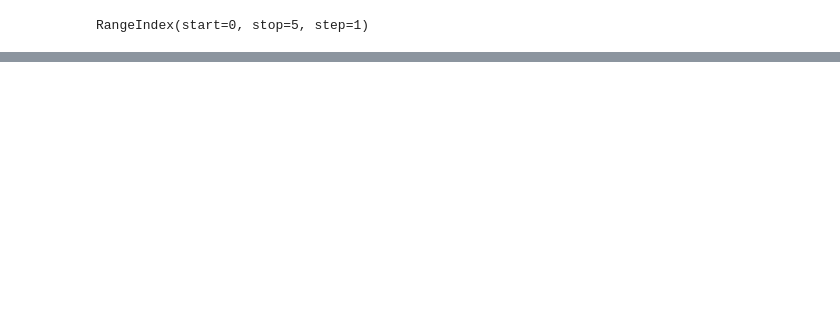
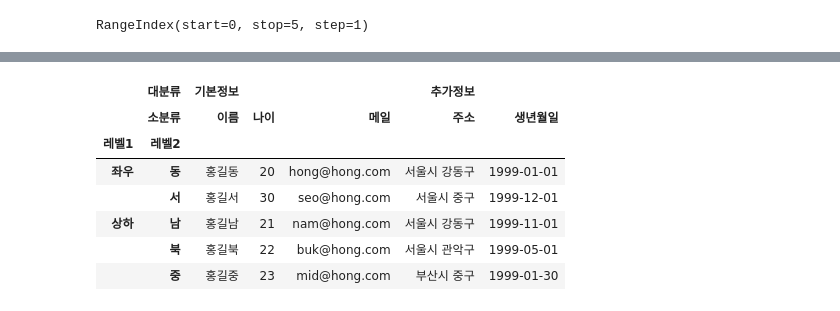
Before and after one commit to comlec/ai_x, a Jupyter notebook: source/01_python/ch11_데이터프레임과시리즈(Pandas)_1절~8절.ipynb, the cells around one changed output, grey strips where cells are left out. Saved outputs shown, nothing was run; the diff lists cells and outputs as text; code cells hidden in the pictures; blank space fills up the shorter version.

```diff
--- a/source/01_python/ch11_데이터프레임과시리즈(Pandas)_1절~8절.ipynb
+++ b/source/01_python/ch11_데이터프레임과시리즈(Pandas)_1절~8절.ipynb
@@ -604,0 +633,5 @@ member
+# %%
+# 특정을 index로 setting
+# member를 수정하려면 (1)할당 (2)inplace 매개변수에 True (기본값은 False)
+member1 = member.set_index('이름') # 이름열이 index로 setting
+member1
@@ -604,0 +646,2 @@ member
+# %%
+member.set_index('이름', inplace=True) # 이름열을 index로
@@ -604,0 +654,2 @@ member
+# %%
+member.reset_index(inplace=True) # index를 컬럼(열)로
@@ -604,0 +699,5 @@ member
+# %%
+member.columns = [['기본정보','기본정보','기본정보','추가정보','추가정보'],
+                  ['이름', '나이', '메일', '주소', '생년월일']]
+member.columns.names = ['대분류','소분류']
+member
@@ -604,0 +712,14 @@ member
+# %%
+member.index = [['좌우','좌우','상하','상하','상하'],
+                ['동','서','남','북','중']]
+member.index.names = ['레벨1','레벨2']
+member
+# %% [output]
+|  | 대분류 | 기본정보 |  |  | 추가정보 |  |
+|  | 소분류 | 이름 | 나이 | 메일 | 주소 | 생년월일 |
+| 레벨1 | 레벨2 |  |  |  |  |  |
+| 좌우 | 동 | 홍길동 | 20 | hong@hong.com | 서울시 강동구 | 1999-01-01 |
+|  | 서 | 홍길서 | 30 | seo@hong.com | 서울시 중구 | 1999-12-01 |
+| 상하 | 남 | 홍길남 | 21 | nam@hong.com | 서울시 강동구 | 1999-11-01 |
+|  | 북 | 홍길북 | 22 | buk@hong.com | 서울시 관악구 | 1999-05-01 |
+|  | 중 | 홍길중 | 23 | mid@hong.com | 부산시 중구 | 1999-01-30 |
```
Also changed, not shown: parts of 37 cells of this notebook.
